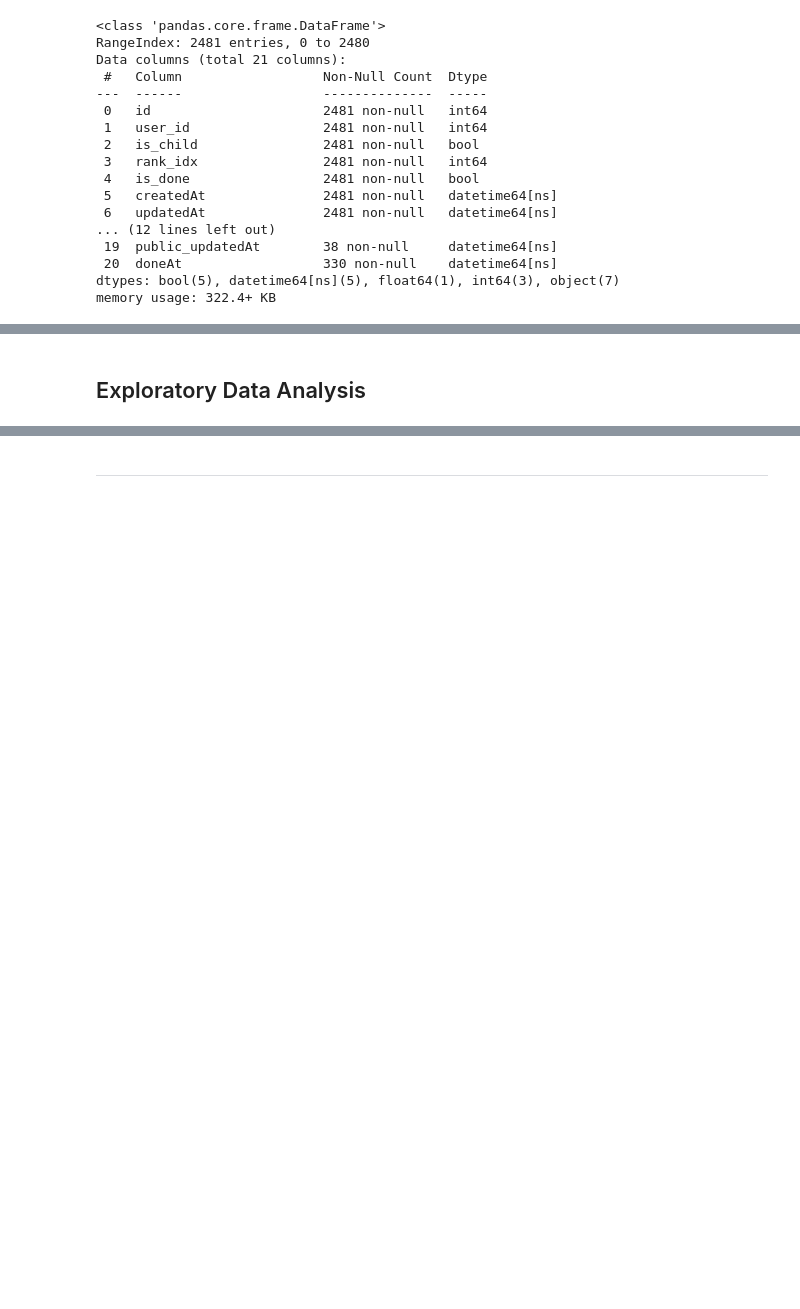
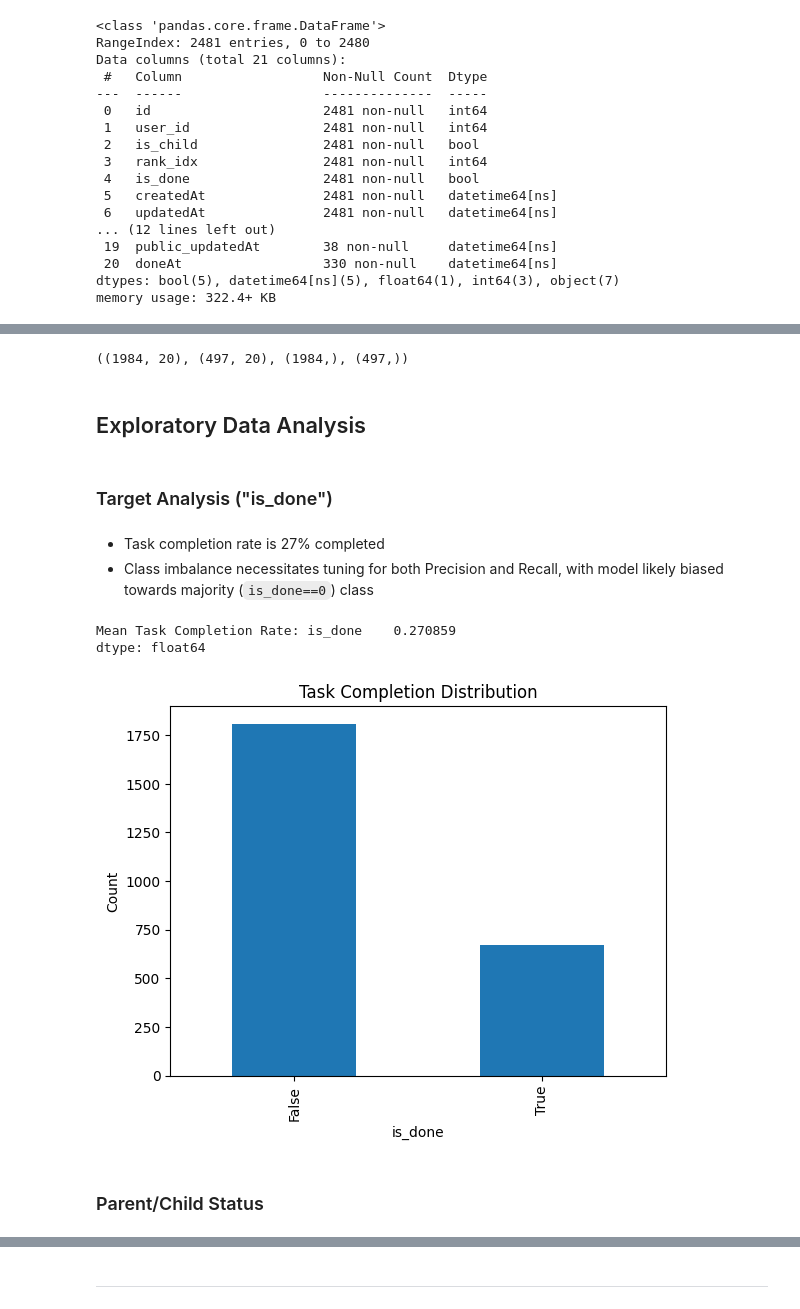
Before and after one commit to pt7481/dootoo_item_prediction, a Jupyter notebook: eda/dootoo_item_prediction.ipynb, the cells around one changed output, grey strips where cells are left out. Cells and saved outputs as stored; diff of their text form; code cells hidden in the pictures; blank space fills up the shorter version.

```diff
--- a/eda/dootoo_item_prediction.ipynb
+++ b/eda/dootoo_item_prediction.ipynb
@@ -81,4 +97,23 @@ memory usage: 322.4+ KB
+# %%
+X_train.shape, X_test.shape, y_train.shape, y_test.shape
+# %% [output]
+((1984, 20), (497, 20), (1984,), (497,))
 # %% [markdown]
 ## Exploratory Data Analysis
+# %% [markdown]
+### Target Analysis ("is_done")
+# %% [markdown]
+* Task completion rate is 27% completed
+* Class imbalance necessitates tuning for both Precision and Recall, with model likely biased towards majority (`is_done==0`) class
 # %%
-# TODO
+print(f"Mean Task Completion Rate: {tasks_df[['is_done']].mean()}")
+tasks_df['is_done'].value_counts().plot(kind='bar', title='Task Completion Distribution')
+plt.xlabel('is_done')
+plt.ylabel('Count')
+plt.show()
+# %% [output]
+Mean Task Completion Rate: is_done    0.270859
+dtype: float64
+[figure, added]
+# %% [markdown]
+### Parent/Child Status
```
Also changed, not shown: parts of 9 cells of this notebook, 2 other files.
